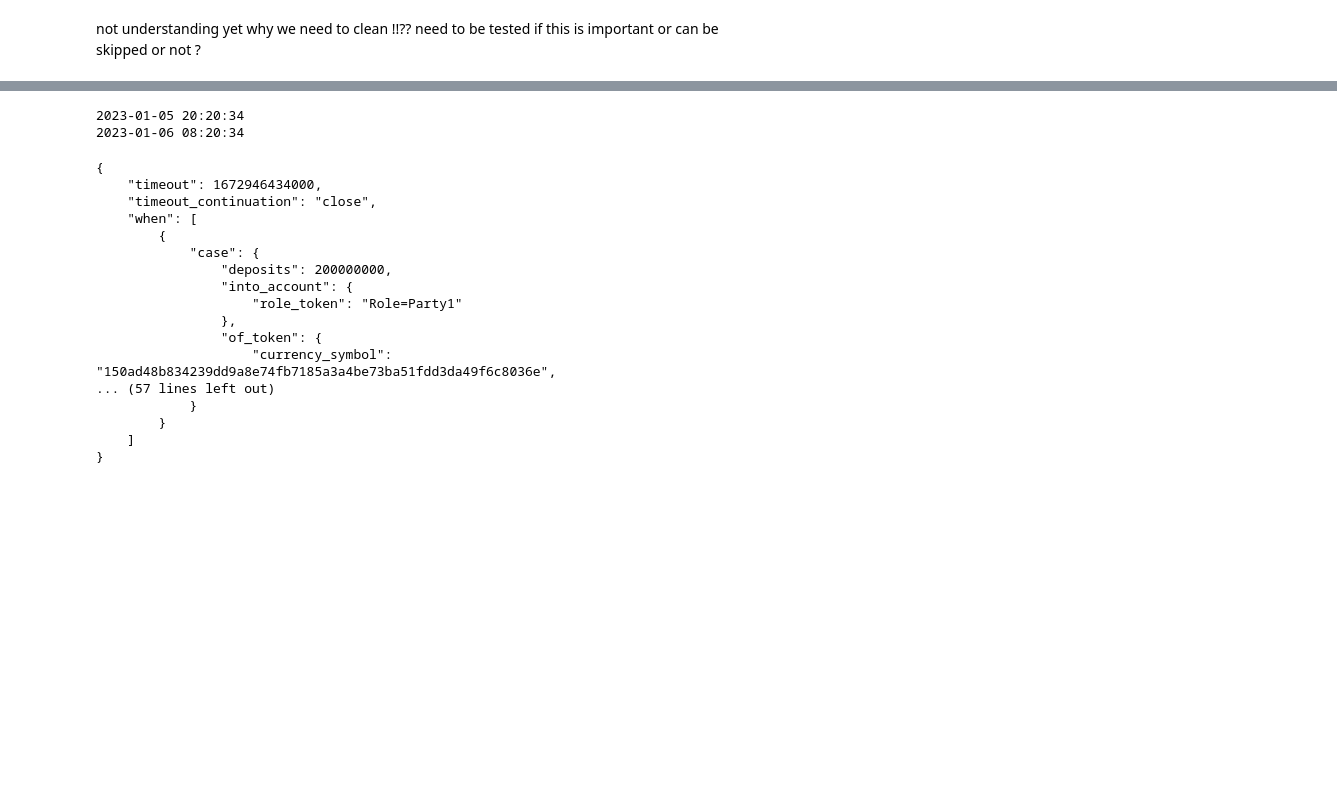
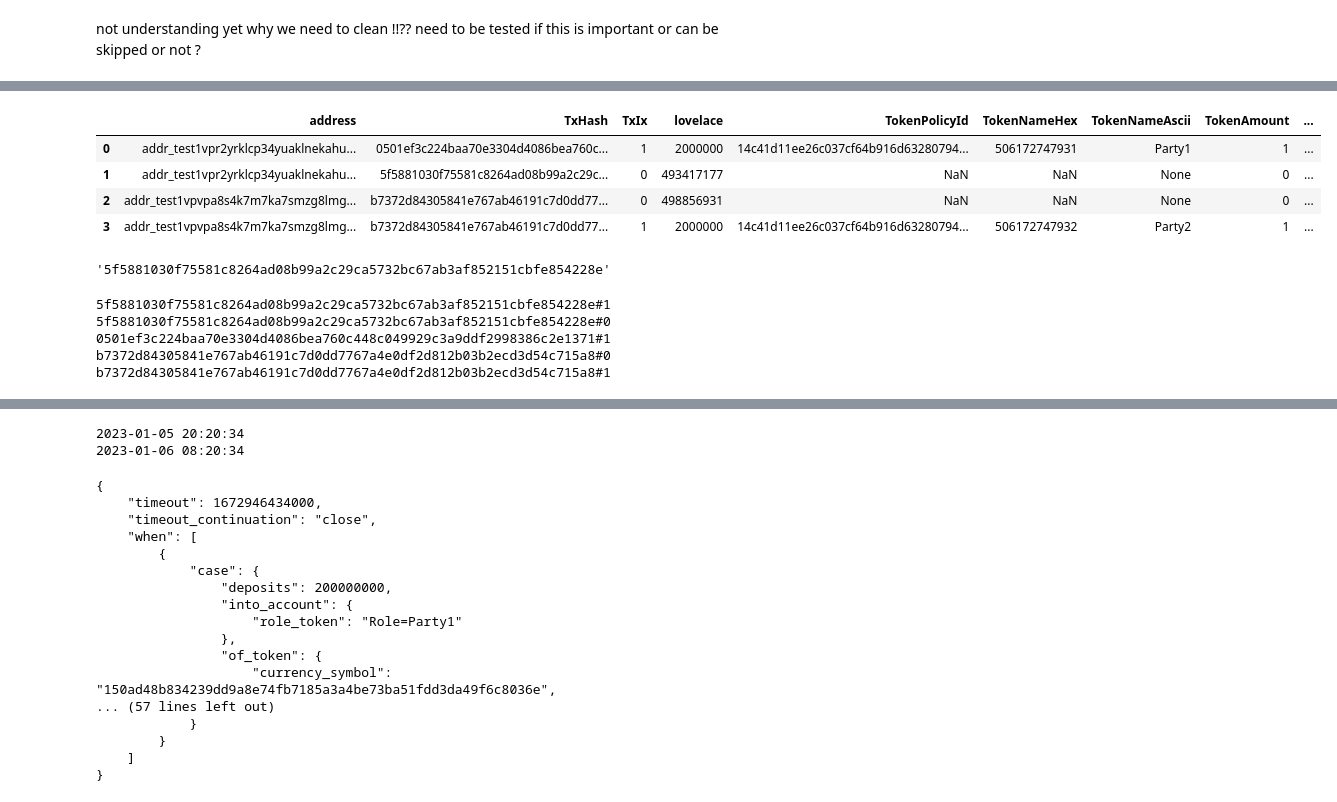
Before and after one commit to littlefish-foundation/cardano-contracts-cookbook, a Jupyter notebook: code/notebooks/howto_cardano_swap_contract.ipynb, the cells around one changed output, grey strips where cells are left out. Saved outputs shown, nothing was run; the diff lists cells and outputs as text; code cells hidden in the pictures; blank space fills up the shorter version.

```diff
--- a/code/notebooks/howto_cardano_swap_contract.ipynb
+++ b/code/notebooks/howto_cardano_swap_contract.ipynb
@@ -1577,0 +1702,31 @@ Execution units:
+# %%
+# check wallet1, wallet2 and contract, redeem address
+df = pd.concat([query_df(PARTY1_ADDRESS), query_df(PARTY2_ADDRESS)]).reset_index(drop=True)
+df
+# %% [output]
+|  | address | TxHash | TxIx | lovelace | TokenPolicyId | TokenNameHex | TokenNameAscii | TokenAmount | ... |
+| 0 | addr_test1vpr2yrklcp34yuaklnekahu... | 0501ef3c224baa70e3304d4086bea760c... | 1 | 2000000 | 14c41d11ee26c037cf64b916d63280794... | 506172747931 | Party1 | 1 | ... |
+| 1 | addr_test1vpr2yrklcp34yuaklnekahu... | 5f5881030f75581c8264ad08b99a2c29c... | 0 | 493417177 | NaN | NaN | None | 0 | ... |
+| 2 | addr_test1vpvpa8s4k7m7ka7smzg8lmg... | b7372d84305841e767ab46191c7d0dd77... | 0 | 498856931 | NaN | NaN | None | 0 | ... |
+| 3 | addr_test1vpvpa8s4k7m7ka7smzg8lmg... | b7372d84305841e767ab46191c7d0dd77... | 1 | 2000000 | 14c41d11ee26c037cf64b916d63280794... | 506172747932 | Party2 | 1 | ... |
+# %%
+TX2_IN
+# %% [output]
+'5f5881030f75581c8264ad08b99a2c29ca5732bc67ab3af852151cbfe854228e'
+# %%
+TX2_CONTRACT     = TX2_IN + "#1"
+TX2_PARTY1_ADA   = df.iloc[1]['TxHash'] + '#0'
+TX2_PARTY1_TOKEN = df.iloc[0]['TxHash'] + '#1'
+TX2_PARTY2_ADA   = df.iloc[2]['TxHash'] + '#0'
+TX2_PARTY2_TOKEN = df.iloc[3]['TxHash'] + '#1'
+print(TX2_CONTRACT)
+print(TX2_PARTY1_ADA)
+print(TX2_PARTY1_TOKEN)
+print(TX2_PARTY2_ADA)
+print(TX2_PARTY2_TOKEN)
+# %% [output]
+5f5881030f75581c8264ad08b99a2c29ca5732bc67ab3af852151cbfe854228e#1
+5f5881030f75581c8264ad08b99a2c29ca5732bc67ab3af852151cbfe854228e#0
+0501ef3c224baa70e3304d4086bea760c448c049929c3a9ddf2998386c2e1371#1
+b7372d84305841e767ab46191c7d0dd7767a4e0df2d812b03b2ecd3d54c715a8#0
+b7372d84305841e767ab46191c7d0dd7767a4e0df2d812b03b2ecd3d54c715a8#1
```
Also changed, not shown: parts of 104 cells of this notebook.
